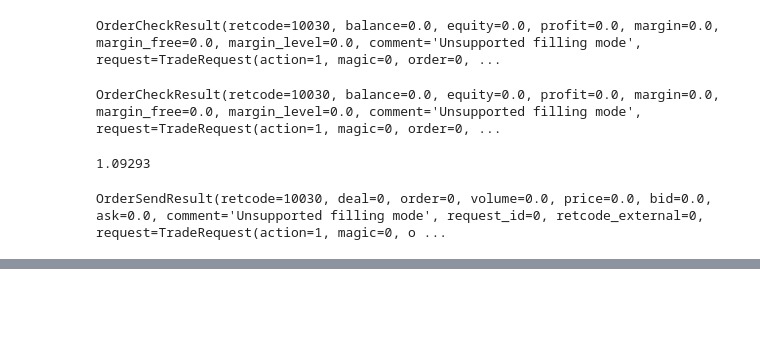
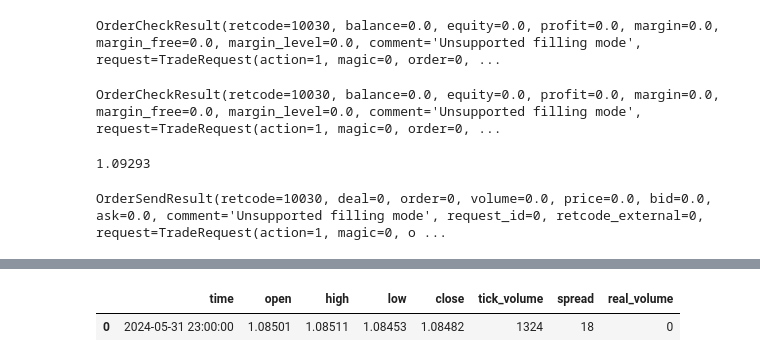
Before and after one commit to Iftekhar-mobin/Make_Money_with_Tensorflow_2.0, a Jupyter notebook: forexPredictor/Python MT5.ipynb, the cells around one changed output, grey strips where cells are left out. Cells and saved outputs as stored; diff of their text form; code cells hidden in the pictures; blank space fills up the shorter version.

```diff
--- a/forexPredictor/Python MT5.ipynb
+++ b/forexPredictor/Python MT5.ipynb
@@ -482,0 +621,5 @@ OrderSendResult(retcode=10030, deal=0, order=0, volume=0.0, price=0.0, bid=0.0,
+# %%
+rates_frame
+# %% [output]
+|  | time | open | high | low | close | tick_volume | spread | real_volume |
+| 0 | 2024-05-31 23:00:00 | 1.08501 | 1.08511 | 1.08453 | 1.08482 | 1324 | 18 | 0 |
```
Also changed, not shown: parts of 4 cells of this notebook, 24 other files.
